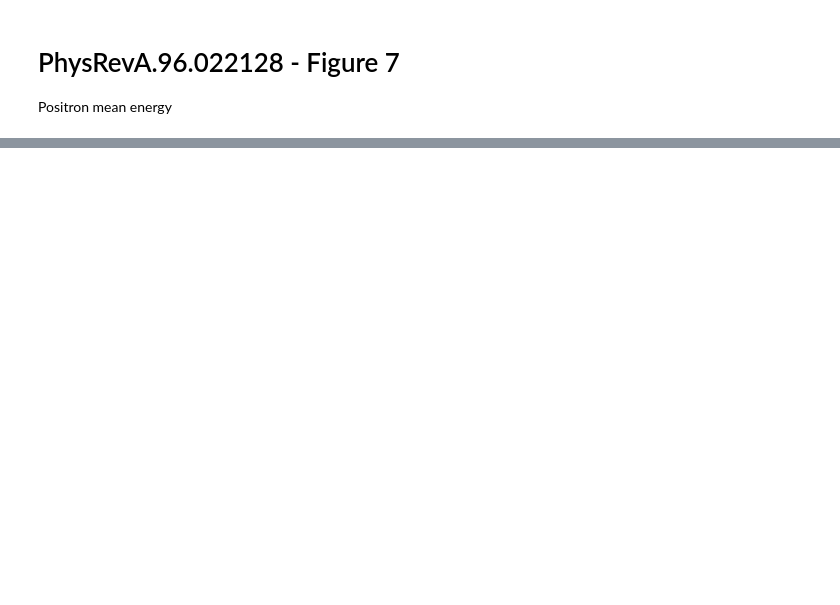
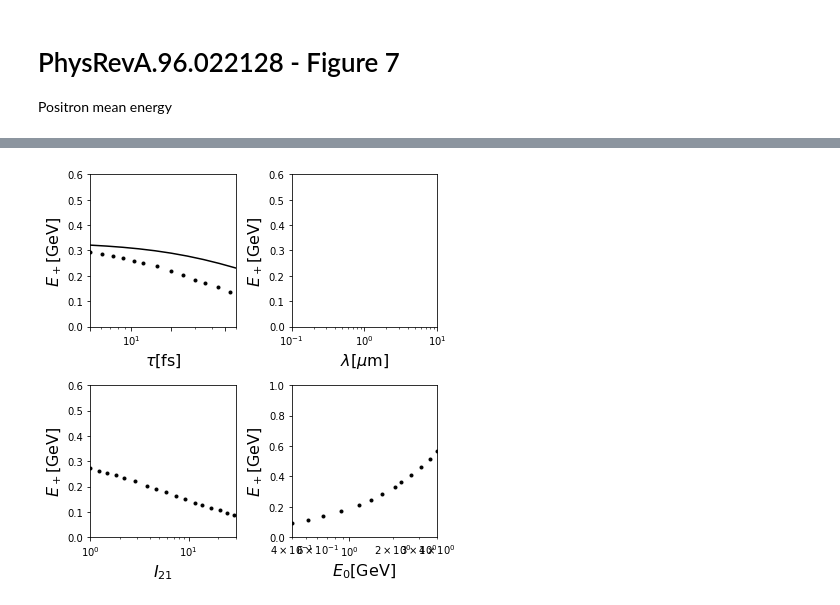
Before and after one commit to RePlasma/PhysRevA_96_022128, a Jupyter notebook: fig7.ipynb, the cells around one changed output, grey strips where cells are left out. Drawn from its saved outputs; the diff is of its cells as text; code cells hidden in the pictures; blank space fills up the shorter version.

```diff
--- a/fig7.ipynb
+++ b/fig7.ipynb
@@ -88,0 +53,69 @@ plt.show()
+# %%
+# plot all
+fig, axes = plt.subplots(nrows=2, ncols=2,figsize=(6,6))
+fntsz = 16
+
+f = open('data/fig7a/wpd.json')
+data = json.load(f)
+datatmp = data['datasetColl'][0]['data']
+datatmp2 = np.array([datatmp[i]['value'] for i in range(len(datatmp))])
+indxs = np.argsort(datatmp2[:,0])
+axes[0,0].plot(datatmp2[:,0][indxs],datatmp2[:,1][indxs],'k.')
+#
+#axes[0,1].plot(lbdlst, lbdlst*0+0.18571428571428572,'k.')
+#
+f = open('data/fig7c/wpd.json')
+data = json.load(f)
+datatmp = data['datasetColl'][0]['data']
+datatmp2 = np.array([datatmp[i]['value'] for i in range(len(datatmp))])
+indxs = np.argsort(datatmp2[:,0])
+axes[1,0].plot(datatmp2[:,0][indxs],datatmp2[:,1][indxs],'k.')
+#
+f = open('data/fig7d/wpd.json')
+data = json.load(f)
+datatmp = data['datasetColl'][0]['data']
+datatmp2 = np.array([datatmp[i]['value'] for i in range(len(datatmp))])
+indxs = np.argsort(datatmp2[:,0])
+axes[1,1].plot(datatmp2[:,0][indxs],datatmp2[:,1][indxs],'k.')
+#
+
+axes[0,0].plot(taulst,m*Eplst_tau,'k-')
+axes[0,0].set_xscale('log')
+axes[0,0].set_xlim([5,60])
+axes[0,0].set_ylim([0,0.6])
+axes[0,0].set_xlabel(r'$\tau[\mathrm{fs}]$', size=fntsz)
+axes[0,0].set_ylabel(r'$E_+[\mathrm{GeV}]$', size=fntsz)
+axes[0,0].set_xticks([5,10,20,50])
+axes[0,0].set_yticks([0,0.1,0.2,0.3,0.4,0.5,0.6])
+
+#axes[0,1].plot(lbdlst,m*Eplst_lbd,'k-')
+axes[0,1].set_xlim([0.1,10])
+axes[0,1].set_ylim([0,0.6])
+axes[0,1].set_xlabel(r'$\lambda[\mu \mathrm{m}]$', size=fntsz)
+axes[0,1].set_ylabel(r'$E_+[\mathrm{GeV}]$', size=fntsz)
+axes[0,1].set_xticks([0.1,0.5,1,5,10])
+axes[0,1].set_yticks([0,0.1,0.2,0.3,0.4,0.5,0.6])
+axes[0,1].set_xscale('log')
+
+#axes[1,0].plot(I21lst,m*Eplst_I21,'k-')
+axes[1,0].set_xlim([1,30])
+axes[1,0].set_ylim([0,0.6])
+axes[1,0].set_xlabel(r'$I_{21}$', size=fntsz)
+axes[1,0].set_ylabel(r'$E_+[\mathrm{GeV}]$', size=fntsz)
+axes[1,0].set_xticks([1,2,5,10,20])
+axes[1,0].set_yticks([0,0.1,0.2,0.3,0.4,0.5,0.6])
+axes[1,0].set_xscale('log')
+
+#axes[1,1].plot(E0lst,m*Eplst_E0,'k-')
+axes[1,1].set_xlim([0.4,4])
+axes[1,1].set_ylim([0,1])
+axes[1,1].set_xlabel(r'$E_0[\mathrm{GeV}]$', size=fntsz)
+axes[1,1].set_ylabel(r'$E_+[\mathrm{GeV}]$', size=fntsz)
+axes[1,1].set_xticks([0.5,1,2])
+axes[1,1].set_yticks([0,0.2,0.4,0.6,0.8,1.0])
+axes[1,1].set_xscale('log')
+
+plt.tight_layout()
+plt.show()
+# %% [output]
+[figure, added]
```
Also changed, not shown: parts of 2 cells of this notebook, 5 other files.
